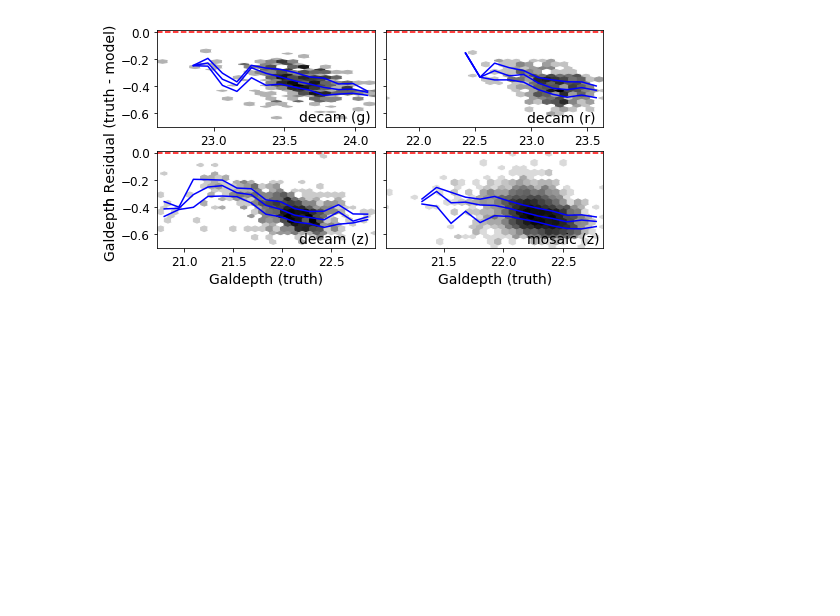
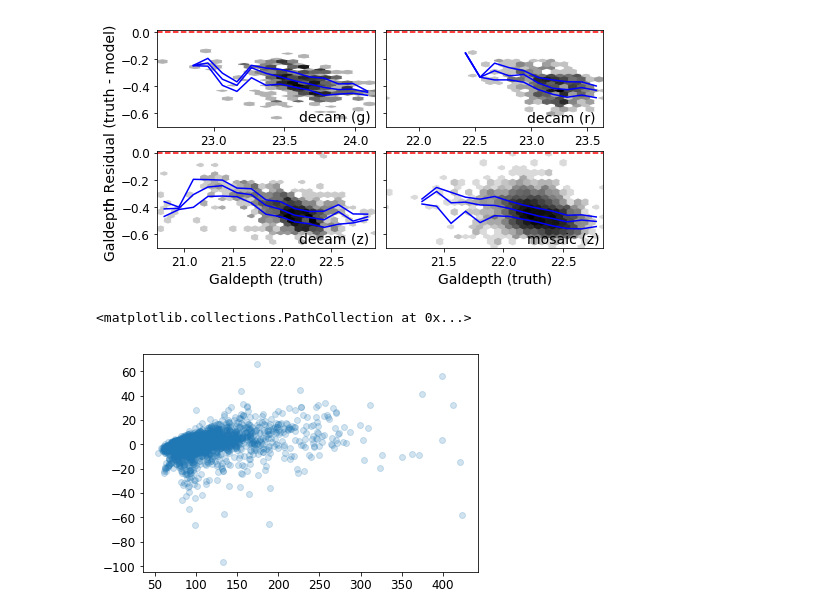
Before and after one commit to legacysurvey/legacyzpts, a Jupyter notebook: doc/nb/Strategy_Paper.ipynb, the cells around one changed output. Cells and saved outputs as stored; diff of their text form; code cells hidden in the pictures; blank space fills up the shorter version.

```diff
--- a/doc/nb/Strategy_Paper.ipynb
+++ b/doc/nb/Strategy_Paper.ipynb
@@ -882,0 +881,15 @@ plt.hexbin?
+# %%
+camera='mosaic'
+which='gal'
+rhalf=dict(gal=0.45,psf=0.)
+slope=dict(mosaic=dict(gal=1.36))
+inter=dict(mosaic=dict(gal=37.6))
+
+y=1./M[camera,'a'].get('%snorm_mean' % which)**2
+model=NeffFormulas().neff_15(M[camera,'z'].fwhm/2.35,rhalf=rhalf[which],pix=0.26)
+model=slope[camera][which]*model + inter[camera][which]
+
+plt.scatter(y,y-model,alpha=0.2)
+# %% [output]
+<matplotlib.collections.PathCollection at 0x...>
+[figure, added]
```
Also changed, not shown: parts of 3 cells of this notebook, 1 other file.
